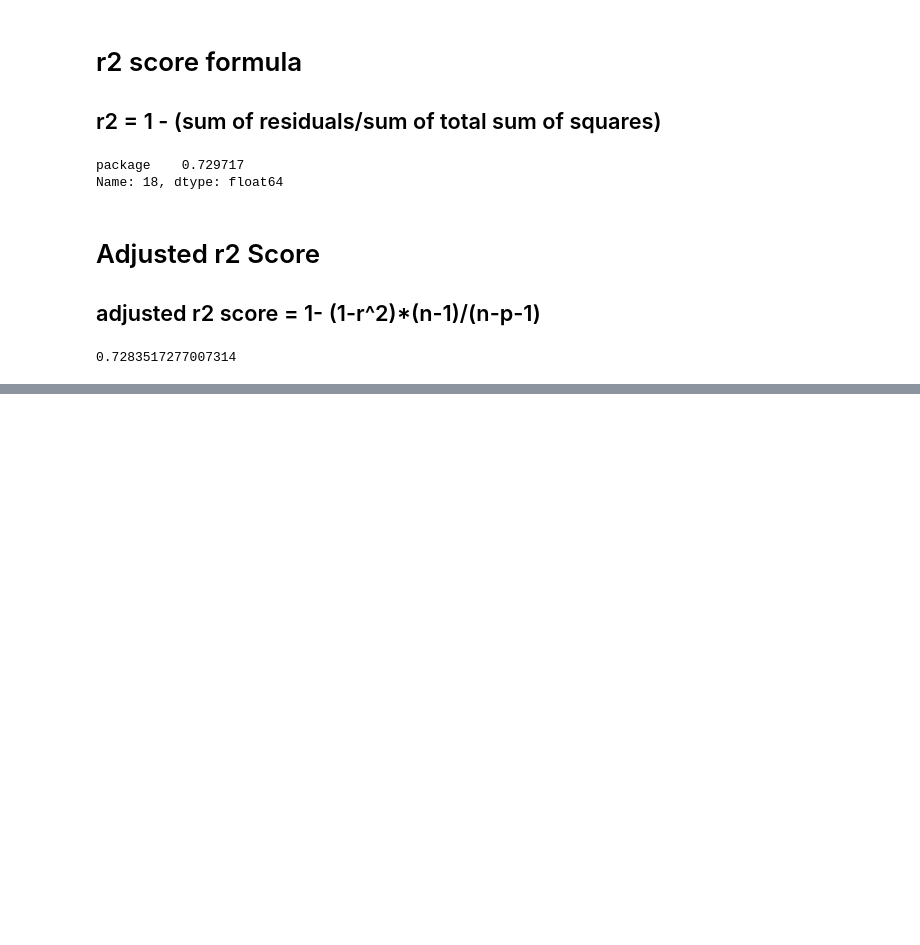
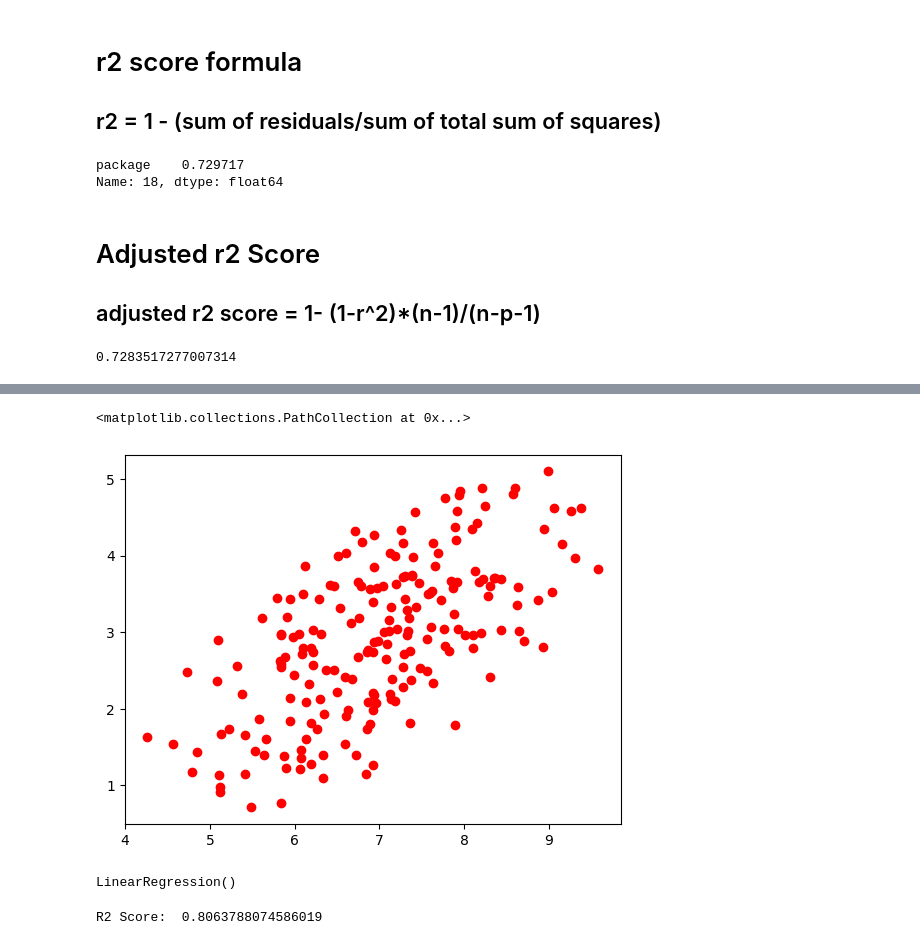
Before and after one commit to dheeraj0342/DSML, a Jupyter notebook: ML/ML-03.ipynb, the cells around one changed output, grey strips where cells are left out. Cells and saved outputs as stored; diff of their text form; code cells hidden in the pictures; blank space fills up the shorter version.

```diff
--- a/ML/ML-03.ipynb
+++ b/ML/ML-03.ipynb
@@ -89,0 +130,4 @@ print(adjusted_r_sqaured)
+# %%
+new_df2 = df.copy()
+new_df2['iq'] = new_df2['package'] + (np.random.randint(-12,12,200)/10)
+new_df2 = new_df2[['cgpa','iq','package']]
@@ -89,0 +143,5 @@ print(adjusted_r_sqaured)
+# %%
+plt.scatter(new_df2['cgpa'], new_df2['iq'], color = 'red')
+# %% [output]
+<matplotlib.collections.PathCollection at 0x...>
+[figure, added]
@@ -89,0 +153,4 @@ print(adjusted_r_sqaured)
+# %%
+lr.fit(X_train, y_train)
+# %% [output]
+LinearRegression()
@@ -89,0 +159,4 @@ print(adjusted_r_sqaured)
+# %%
+print('R2 Score: ', r2_score(y_test, y_pred))
+# %% [output]
+R2 Score:  0.8063788074586019
```
Also changed, not shown: parts of 14 cells of this notebook, 2 other files.
